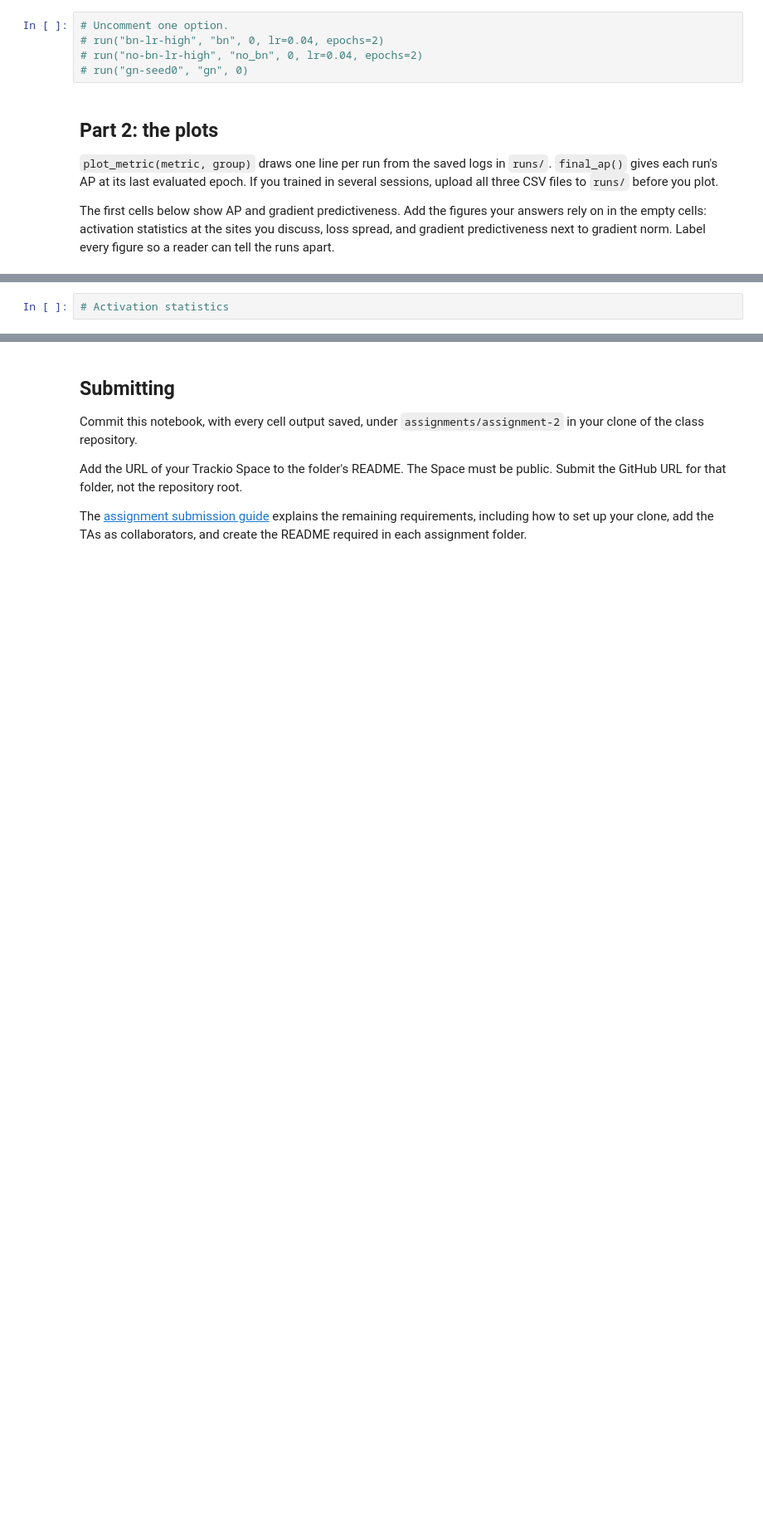
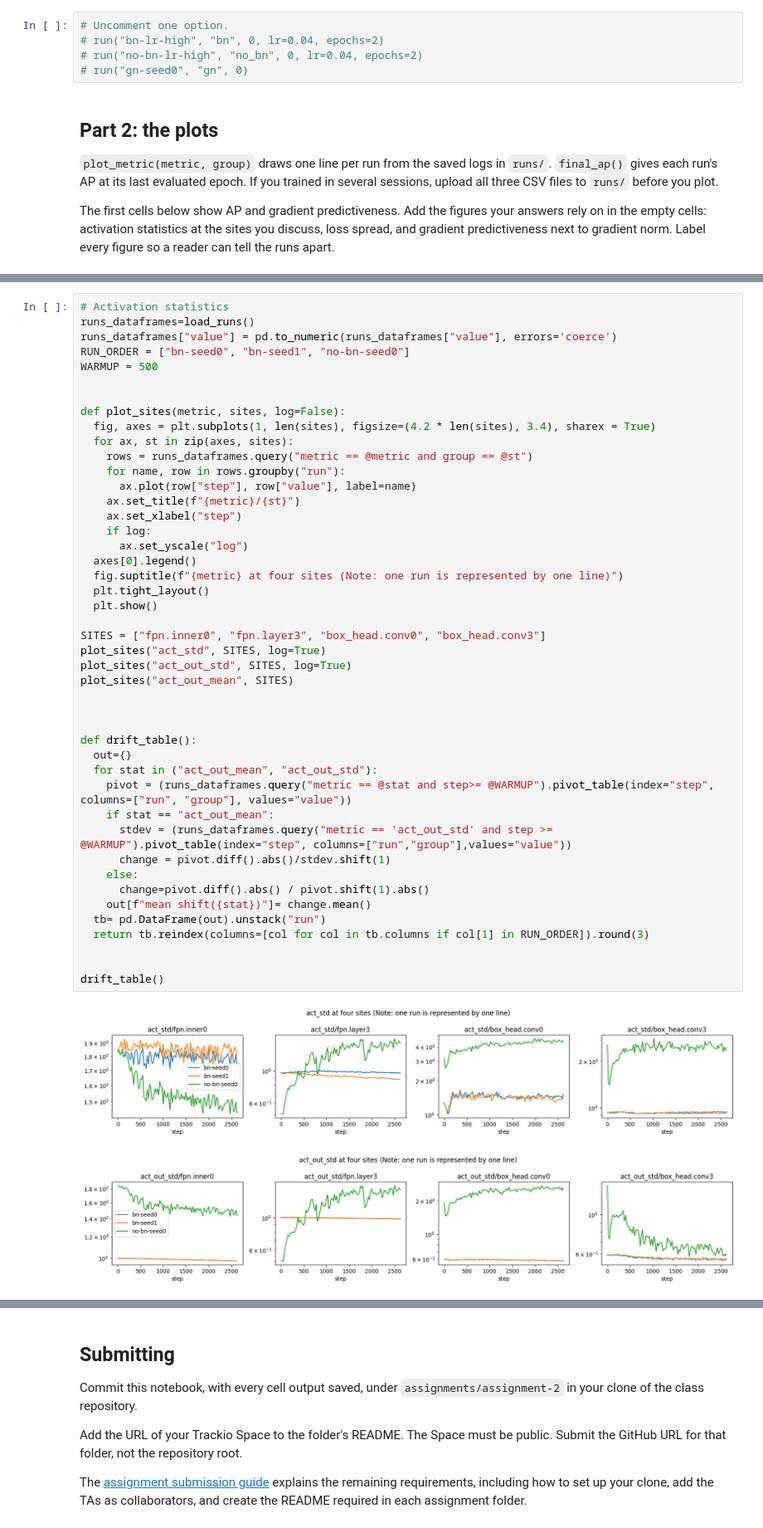
Before and after one commit to nicofernandez-stack/eng-ai-agents, a Jupyter notebook: eng-ai-agents/assignments /assignment-2/Assignment2_PartA.ipynb, the cells around one changed output, grey strips where cells are left out. Shown at 83% size. Cells and saved outputs as stored; diff of their text form; blank space fills up the shorter version.

```diff
--- a/eng-ai-agents/assignments /assignment-2/Assignment2_PartA.ipynb
+++ b/eng-ai-agents/assignments /assignment-2/Assignment2_PartA.ipynb
@@ -713,2 +832,48 @@ plot_metric("smooth", "grad_pred")
 # %%
 # Activation statistics
+runs_dataframes=load_runs()
+runs_dataframes["value"] = pd.to_numeric(runs_dataframes["value"], errors='coerce')
+RUN_ORDER = ["bn-seed0", "bn-seed1", "no-bn-seed0"]
+WARMUP = 500
+
+
+def plot_sites(metric, sites, log=False):
+  fig, axes = plt.subplots(1, len(sites), figsize=(4.2 * len(sites), 3.4), sharex = True)
+  for ax, st in zip(axes, sites):
+    rows = runs_dataframes.query("metric == @metric and group == @st")
+    for name, row in rows.groupby("run"):
+      ax.plot(row["step"], row["value"], label=name)
+    ax.set_title(f"{metric}/{st}")
+    ax.set_xlabel("step")
+    if log:
+      ax.set_yscale("log")
+  axes[0].legend()
+  fig.suptitle(f"{metric} at four sites (Note: one run is represented by one line)")
+  plt.tight_layout()
+  plt.show()
+
+SITES = ["fpn.inner0", "fpn.layer3", "box_head.conv0", "box_head.conv3"]
+plot_sites("act_std", SITES, log=True)
+plot_sites("act_out_std", SITES, log=True)
+plot_sites("act_out_mean", SITES)
+
+
+
+def drift_table():
+  out={}
+  for stat in ("act_out_mean", "act_out_std"):
+    pivot = (runs_dataframes.query("metric == @stat and step>= @WARMUP").pivot_table(index="step", columns=["run", "group"], values="value"))
+    if stat == "act_out_mean":
+      stdev = (runs_dataframes.query("metric == 'act_out_std' and step >= @WARMUP").pivot_table(index="step", columns=["run","group"],values="value"))
+      change = pivot.diff().abs()/stdev.shift(1)
+    else:
+      change=pivot.diff().abs() / pivot.shift(1).abs()
+    out[f"mean shift({stat})"]= change.mean()
+  tb= pd.DataFrame(out).unstack("run")
+  return tb.reindex(columns=[col for col in tb.columns if col[1] in RUN_ORDER]).round(3)
+
+
+drift_table()
+# %% [output]
+[figure, added]
+[figure, added]
```
Also changed, not shown: parts of 24 cells of this notebook.
